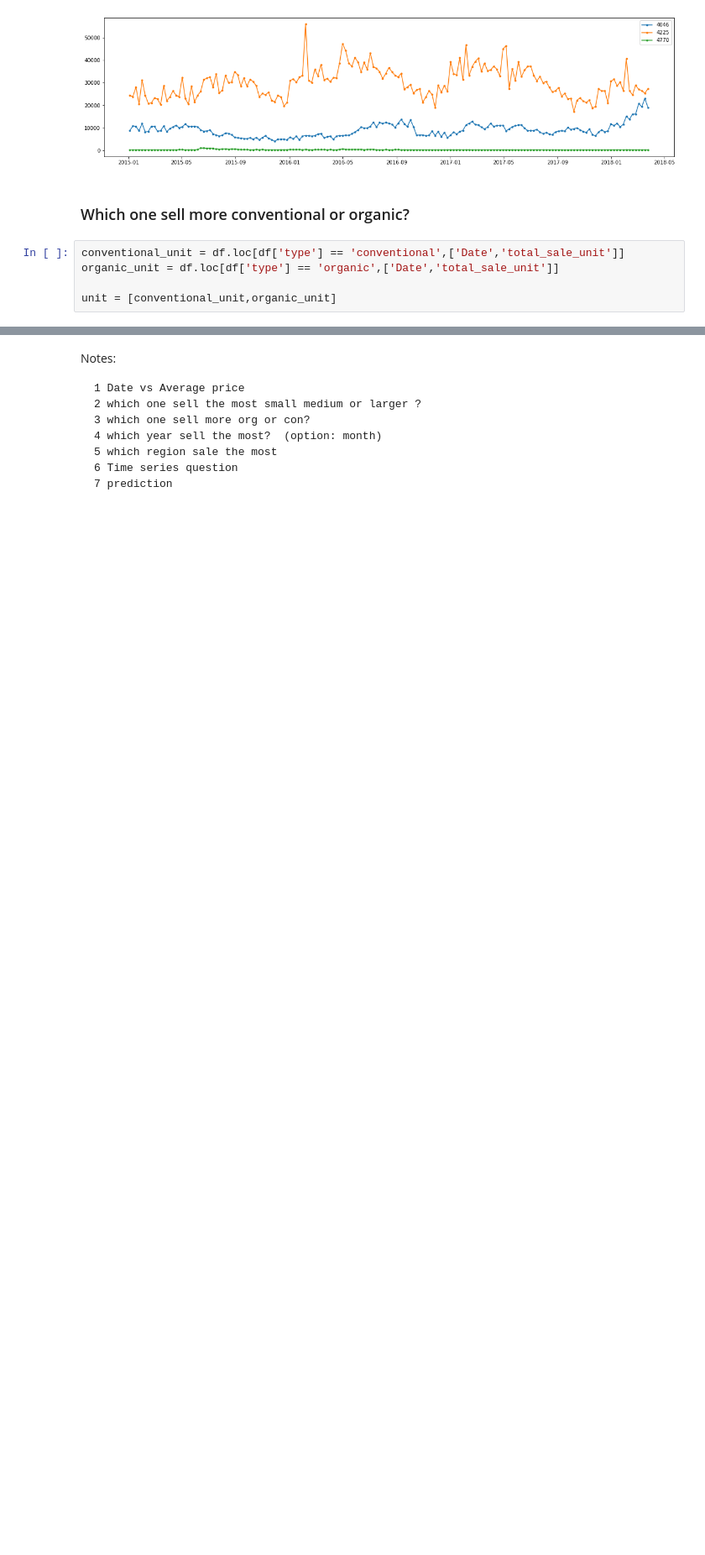
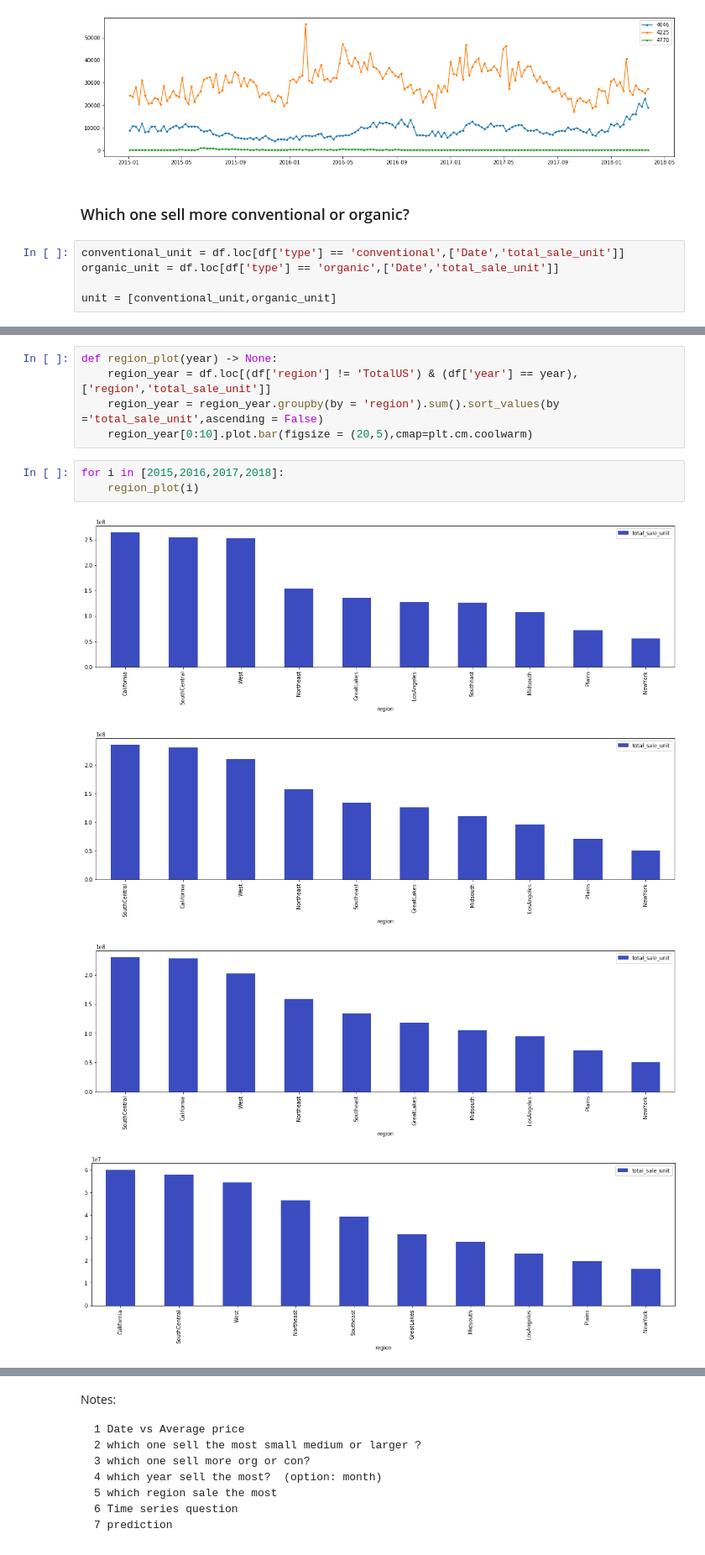
Before and after one commit to FreedomVAce/Avocado_Prices, a Jupyter notebook: Avocado_Prices.ipynb, the cells around one changed output, grey strips where cells are left out. Shown at 84% size. Cells and saved outputs as stored; diff of their text form; blank space fills up the shorter version.

```diff
--- a/Avocado_Prices.ipynb
+++ b/Avocado_Prices.ipynb
@@ -345,0 +336,13 @@ f = sns.catplot(data= df,
+# %%
+def region_plot(year) -> None:
+    region_year = df.loc[(df['region'] != 'TotalUS') & (df['year'] == year),['region','total_sale_unit']]
+    region_year = region_year.groupby(by = 'region').sum().sort_values(by ='total_sale_unit',ascending = False)
+    region_year[0:10].plot.bar(figsize = (20,5),cmap=plt.cm.coolwarm)
+# %%
+for i in [2015,2016,2017,2018]:
+    region_plot(i)
+# %% [output]
+[figure, added]
+[figure, added]
+[figure, added]
+[figure, added]
```
Also changed, not shown: parts of 14 cells of this notebook.
